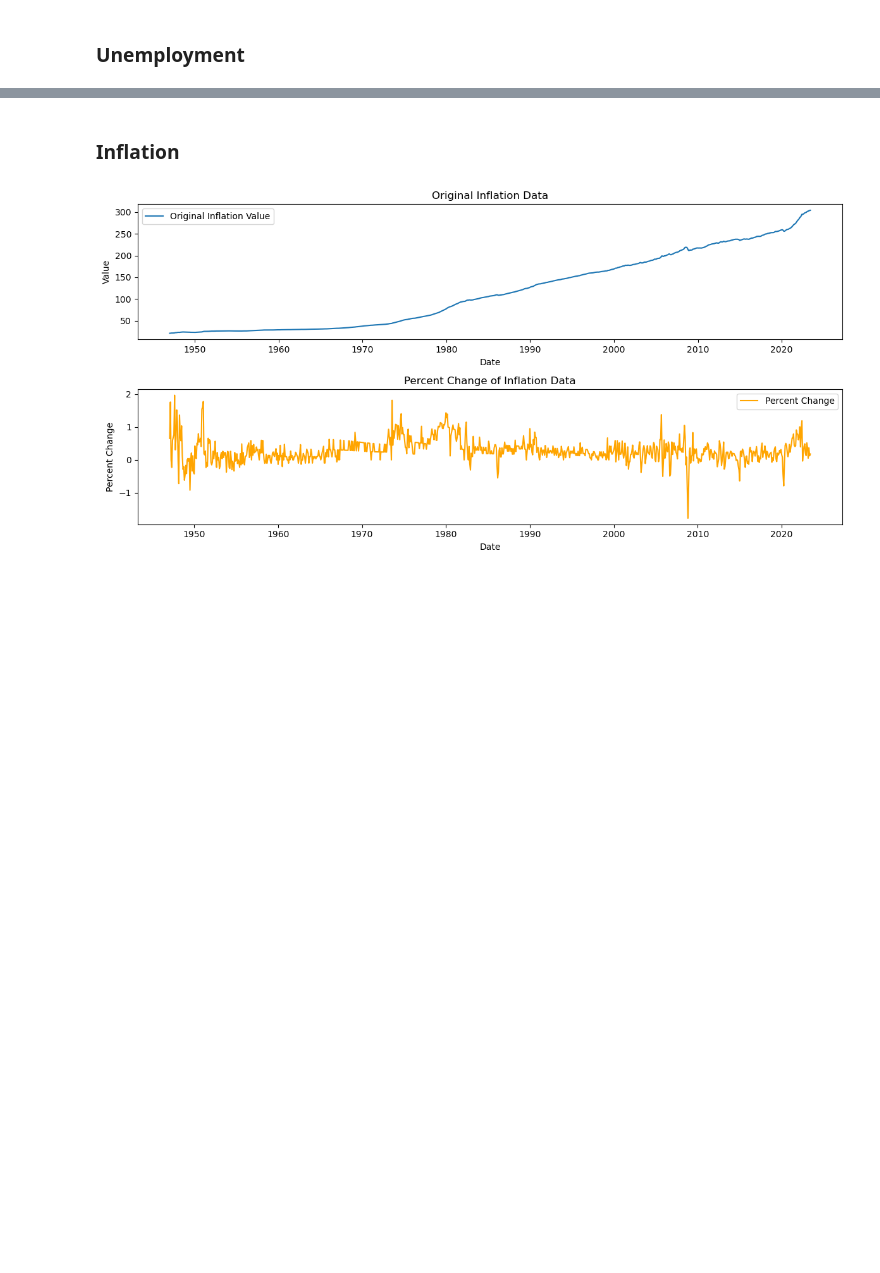
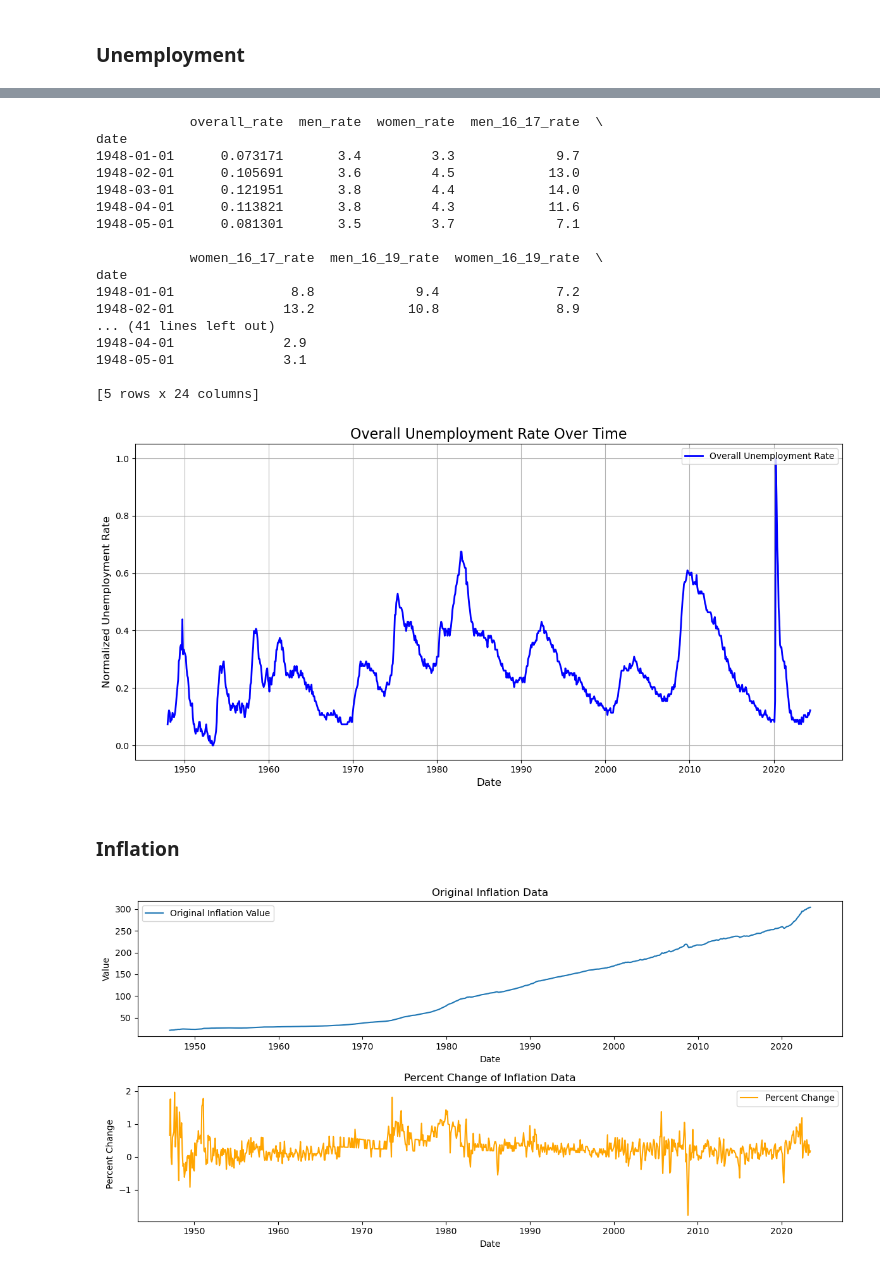
Before and after one commit to ChrisLato/AISE-4010-Project, a Jupyter notebook: preproc.ipynb, the cells around one changed output, grey strips where cells are left out. Drawn from its saved outputs; the diff is of its cells as text; code cells hidden in the pictures; blank space fills up the shorter version.

```diff
--- a/preproc.ipynb
+++ b/preproc.ipynb
@@ -131,3 +78,56 @@ dtype: int64
+# %%
+from sklearn.preprocessing import MinMaxScaler
+
+# Convert to datetime
+unemployment['date'] = pd.to_datetime(unemployment['date'], errors='coerce')
+unemployment.set_index('date', inplace=True)
+unemployment.sort_index(inplace=True)
+
+# Find and Fill all missing data while dropping columns that dont meet threshold
+threshold = 0.2 * len(unemployment)
+columns_to_drop = unemployment.columns[unemployment.isnull().sum() > threshold]
+unemployment = unemployment.drop(columns=columns_to_drop)
+unemployment.interpolate(method='linear', inplace=True) # use linear interpolation for filling NA values
+
+# Normalize data
+scaler = MinMaxScaler()
+unemployment['overall_rate'] = scaler.fit_transform(unemployment[['overall_rate']])
+
+
+print(unemployment.head())
+
+plt.figure(figsize=(12, 6))
+plt.plot(unemployment.index, unemployment['overall_rate'], label='Overall Unemployment Rate', linewidth=2, color='blue')
+
+# Adding labels, title, and legend
+plt.title('Overall Unemployment Rate Over Time', fontsize=16)
+plt.xlabel('Date', fontsize=12)
+plt.ylabel('Normalized Unemployment Rate', fontsize=12)
+plt.legend(loc='upper right')
+plt.grid(True)
+
+# Show the plot
+plt.tight_layout()
+plt.show()
+# %% [output]
+            overall_rate  men_rate  women_rate  men_16_17_rate  \
+date
+1948-01-01      0.073171       3.4         3.3             9.7
+1948-02-01      0.105691       3.6         4.5            13.0
+1948-03-01      0.121951       3.8         4.4            14.0
+1948-04-01      0.113821       3.8         4.3            11.6
+1948-05-01      0.081301       3.5         3.7             7.1
+
+            women_16_17_rate  men_16_19_rate  women_16_19_rate  \
+date
+1948-01-01               8.8             9.4               7.2
+1948-02-01              13.2            10.8               8.9
+... (41 lines left out)
+1948-04-01              2.9
+1948-05-01              3.1
+
+[5 rows x 24 columns]
+[figure, added]
 # %% [markdown]
 ### Inflation
 # %%
```
Also changed, not shown: parts of 7 cells of this notebook.
